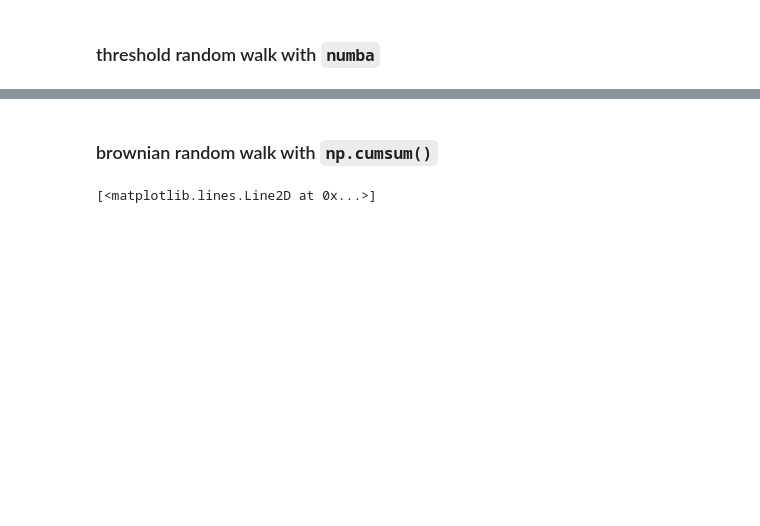
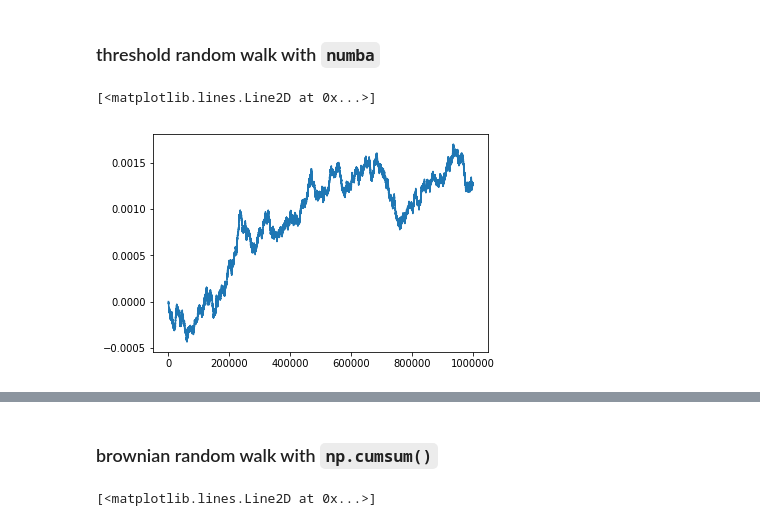
Before and after one commit to GreyRaphael/LearningIPython, a Jupyter notebook: Chapter05 High-Performance and Parallel/P138 Numba RandomWalk.ipynb, the cells around one changed output, grey strips where cells are left out. Cells and saved outputs as stored; diff of their text form; code cells hidden in the pictures; blank space fills up the shorter version.

```diff
--- a/Chapter05 High-Performance and Parallel/P138 Numba RandomWalk.ipynb
+++ b/Chapter05 High-Performance and Parallel/P138 Numba RandomWalk.ipynb
@@ -49,6 +49,12 @@ def walk_numba(n):
         else:
             x[i+1]=x_new
     return x
+# %%
+numba_x=walk_numba(N)
+plt.plot(numba_x)
+# %% [output]
+[<matplotlib.lines.Line2D at 0x...>]
+[figure, added]
 # %%
 %timeit -r 2 walk_numba(N)
 # %% [output]
```
Also changed, not shown: parts of 10 cells of this notebook.
